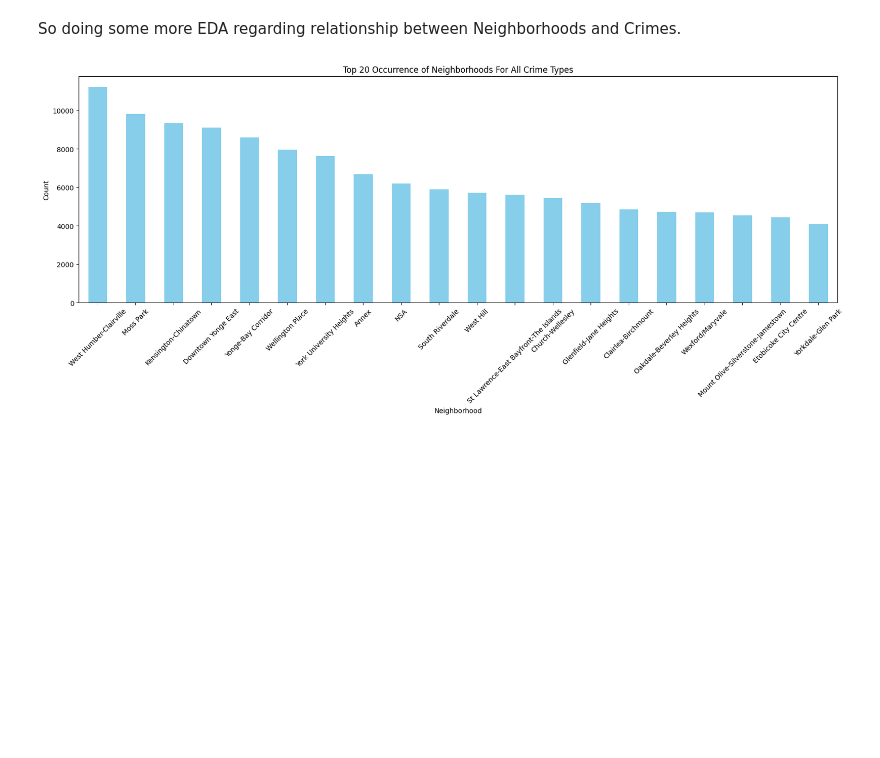
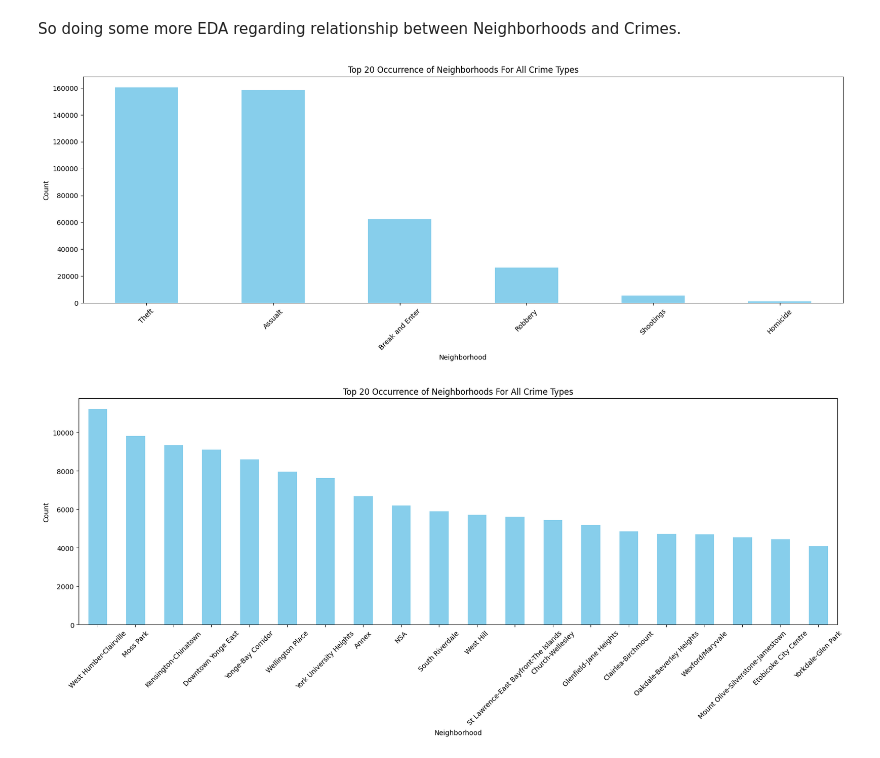
Before and after one commit to arsalan-radhu/Capstone_TorontoCrime, a Jupyter notebook: Notebooks/AdvancedEDA_Sprint2.ipynb, the cells around one changed output. Saved outputs shown, nothing was run; the diff lists cells and outputs as text; code cells hidden in the pictures; blank space fills up the shorter version.

```diff
--- a/Notebooks/AdvancedEDA_Sprint2.ipynb
+++ b/Notebooks/AdvancedEDA_Sprint2.ipynb
@@ -51,6 +53,19 @@ final_df
 After doing some basic EDA I realized that I would like to create a prediction model to predict the occurence of crimes in neighbourhoods.
 # %% [markdown]
 So doing some more EDA regarding relationship between Neighborhoods and Crimes.
+# %%
+# Count occurrences of each neighborhood
+neighborhood_counts = final_df['CRIME_TYPE'].value_counts()
+
+# Plotting the bar graph
+neighborhood_counts.nlargest(20).plot(kind='bar', color='skyblue', figsize=(20,6))
+plt.title('Top 20 Occurrence of Neighborhoods For All Crime Types')
+plt.xlabel('Neighborhood')
+plt.ylabel('Count')
+plt.xticks(rotation=45)
+plt.show()
+# %% [output]
+[figure, added]
 # %%
 # Count occurrences of each neighborhood
 neighborhood_counts = final_df['NEIGHBOURHOOD_158'].value_counts()
```
Also changed, not shown: parts of 19 cells of this notebook.
